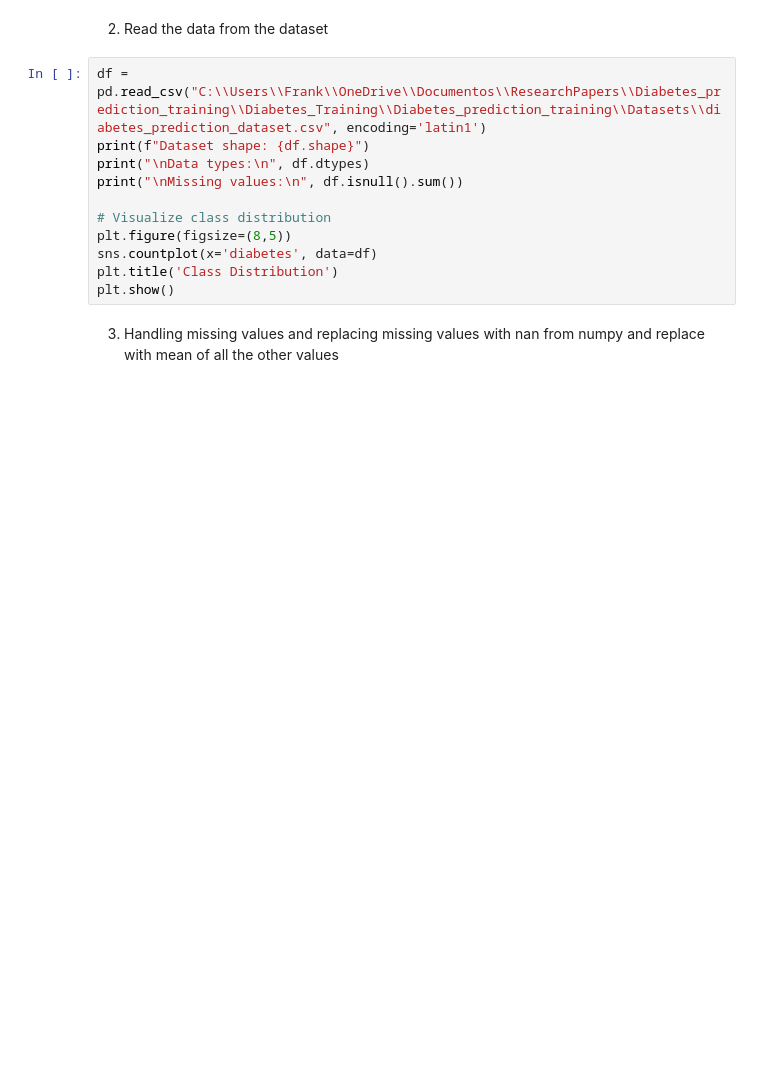
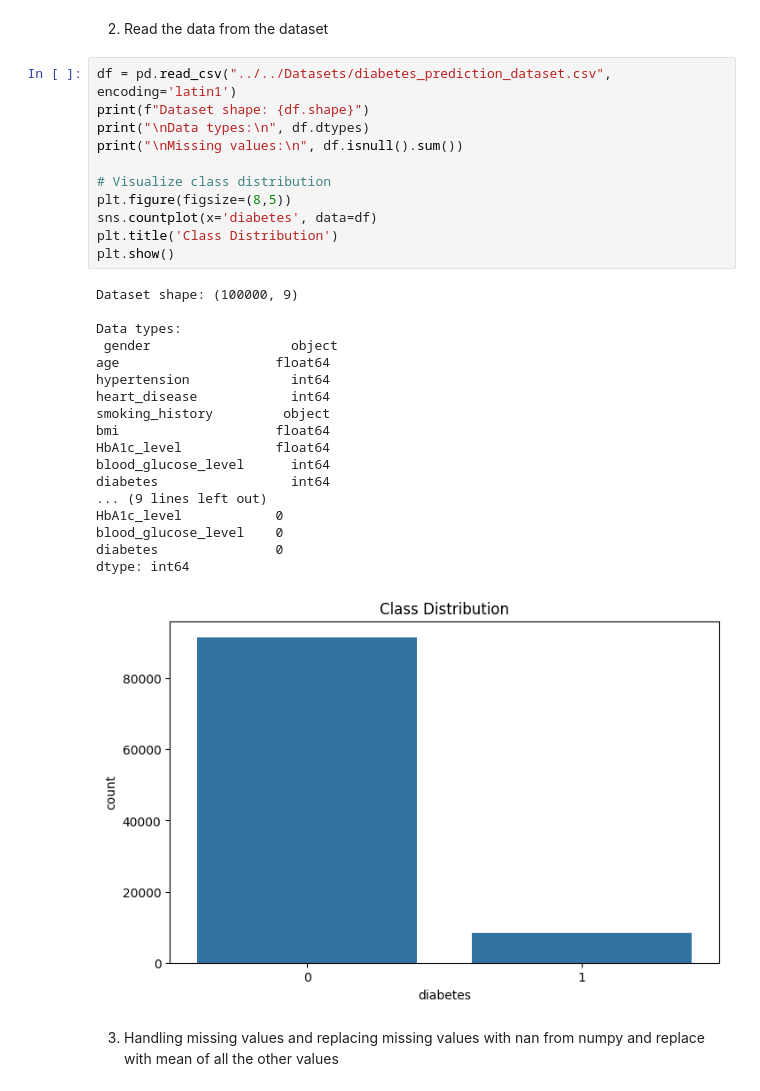
Before and after one commit to WandilePhinzi/explainable-diabetes-prediction, a Jupyter notebook: Jupyter Notebooks/Diabetes_prediction_dataset_training/Diabetes_Prediction_Dataset_Using_ExtremeGradientBoost.ipynb, the cells around one changed output. Drawn from its saved outputs; the diff is of its cells as text; blank space fills up the shorter version.

```diff
--- a/Jupyter Notebooks/Diabetes_prediction_dataset_training/Diabetes_Prediction_Dataset_Using_ExtremeGradientBoost.ipynb
+++ b/Jupyter Notebooks/Diabetes_prediction_dataset_training/Diabetes_Prediction_Dataset_Using_ExtremeGradientBoost.ipynb
@@ -17,16 +22,35 @@ from sklearn.metrics import accuracy_score, confusion_matrix, classification_rep
 # %% [markdown]
 2. Read the data from the dataset
 # %%
-df = pd.read_csv("C:\\Users\\Frank\\OneDrive\\Documentos\\ResearchPapers\\Diabetes_prediction_training\\Diabetes_Training\\Diabetes_prediction_training\\Datasets\\diabetes_prediction_dataset.csv", encoding='latin1')
+df = pd.read_csv("../../Datasets/diabetes_prediction_dataset.csv", encoding='latin1')
 print(f"Dataset shape: {df.shape}")
 print("\nData types:\n", df.dtypes)
 print("\nMissing values:\n", df.isnull().sum())
 
 # Visualize class distribution
 plt.figure(figsize=(8,5))
 sns.countplot(x='diabetes', data=df)
 plt.title('Class Distribution')
 plt.show()
+# %% [output]
+Dataset shape: (100000, 9)
+
+Data types:
+ gender                  object
+age                    float64
+hypertension             int64
+heart_disease            int64
+smoking_history         object
+bmi                    float64
+HbA1c_level            float64
+blood_glucose_level      int64
+diabetes                 int64
+... (9 lines left out)
+HbA1c_level            0
+blood_glucose_level    0
+diabetes               0
+dtype: int64
+[figure, added]
 # %% [markdown]
 3. Handling missing values and replacing missing values with nan from numpy and replace with mean of all the other values
 # %%
```
Also changed, not shown: parts of 16 cells of this notebook, 1 other file.
